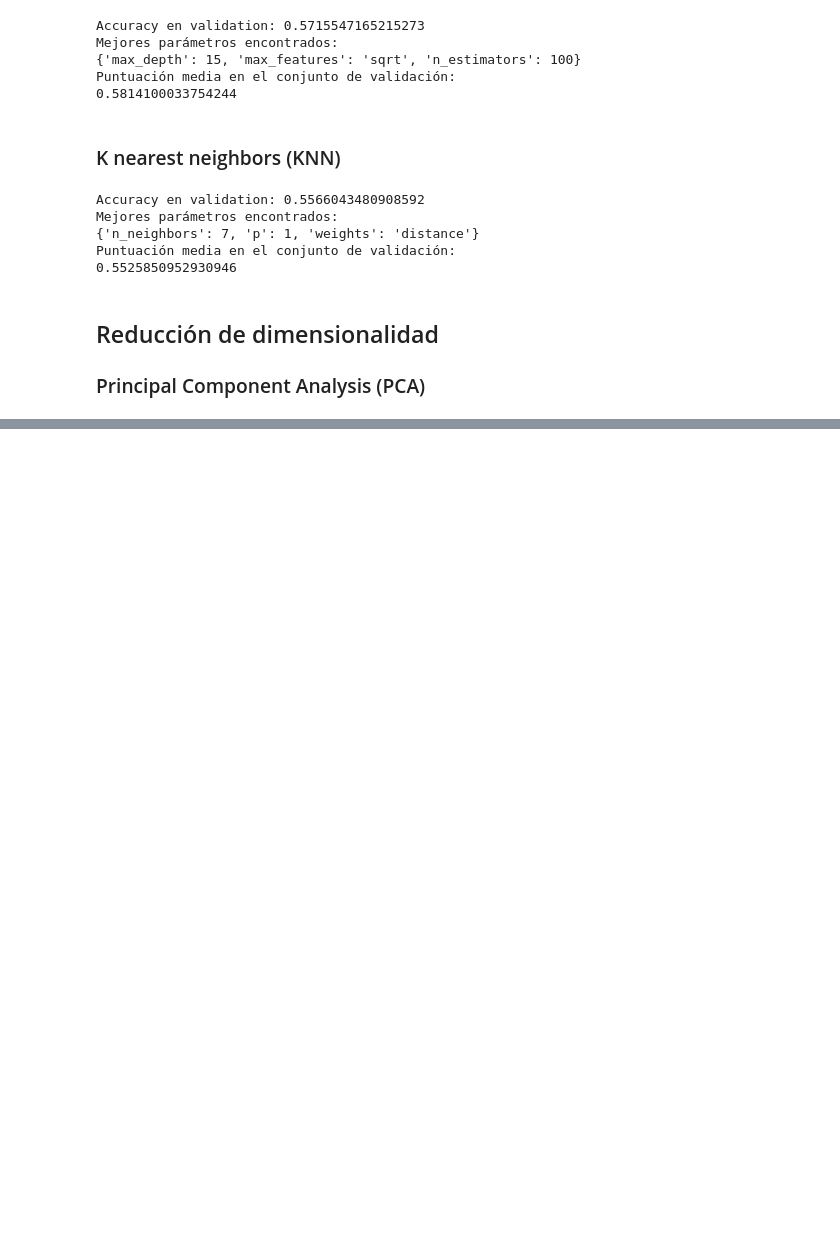
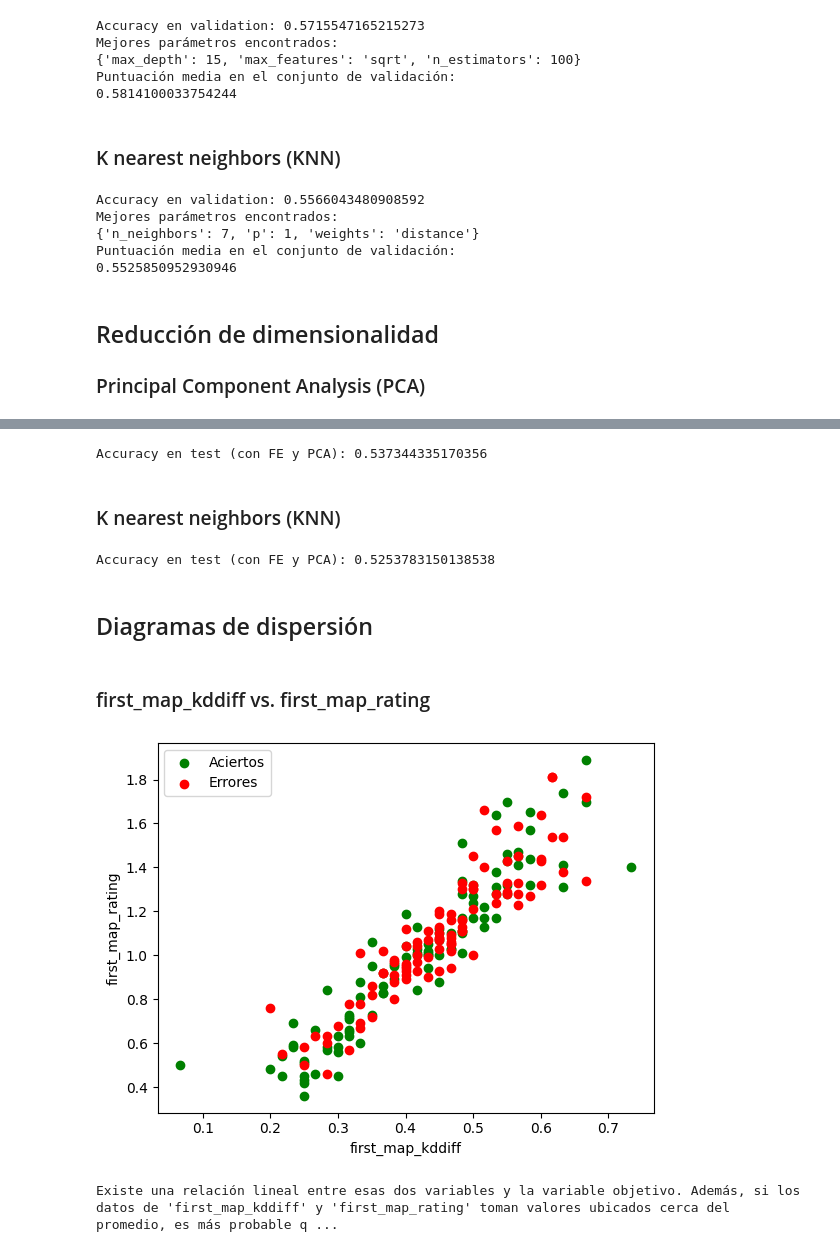
Before and after one commit to UlisesCravero/tp_ml_Cravero_Pautasso, a Jupyter notebook: tp2_EDA-Copy2.ipynb, the cells around one changed output, grey strips where cells are left out. Saved outputs shown, nothing was run; the diff lists cells and outputs as text; code cells hidden in the pictures; blank space fills up the shorter version.

```diff
--- a/tp2_EDA-Copy2.ipynb
+++ b/tp2_EDA-Copy2.ipynb
@@ -528,0 +549,56 @@ nX = pca.transform(X)
+# %%
+# con feature engineering y PCA
+forest_model_fe = RandomForestClassifier()
+forest_model_fe.fit(train_x_fe_pca, train_y_fe)
+y_pred_fe = forest_model_fe.predict(test_x_fe_pca)
+print("Accuracy en test (con FE y PCA): " + str(metrics.accuracy_score(test_y_fe, y_pred_fe)))
+# %% [output]
+Accuracy en test (con FE y PCA): 0.537344335170356
+# %% [markdown]
+### K nearest neighbors (KNN)
+# %%
+#Parametros varios:
+K = 5
+
+# con feature engineering y PCA
+kkn_model_fe = KNeighborsClassifier(n_neighbors=K)
+kkn_model_fe.fit(train_x_fe_pca, train_y_fe)
+y_pred_fe = kkn_model_fe.predict(test_x_fe_pca)
+print("Accuracy en test (con FE y PCA): " + str(metrics.accuracy_score(test_y_fe, y_pred_fe)))
+# %% [output]
+Accuracy en test (con FE y PCA): 0.5253783150138538
+# %% [markdown]
+## Diagramas de dispersión
+# %% [markdown]
+### first_map_kddiff vs. first_map_rating
+# %%
+variables = ['first_map_kddiff', 'first_map_rating']
+regression_model_plot = LogisticRegression(random_state=42, max_iter=1000)
+regression_model_plot.fit(train_x_fe[variables], train_y_fe)
+y_pred_fe = regression_model_plot.predict(test_x_fe[variables])
+
+df = test_x_fe[variables].copy()
+df['y_true'] = test_y_fe
+df['y_pred'] = y_pred_fe
+
+# obtenemos una muestra aleatoria de aciertos
+aciertos_sample = df[df['y_true'] == df['y_pred']].sample(n=100, random_state=42)
+
+# obtenemos una muestra aleatoria de errores
+errores_sample = df[df['y_true'] != df['y_pred']].sample(n=100, random_state=42)
+
+# Graficar los registros de la muestra aleatoria de aciertos
+plt.scatter(aciertos_sample['first_map_kddiff'], aciertos_sample['first_map_rating'], color='green', label='Aciertos')
+
+# Graficar los registros de la muestra aleatoria de errores
+plt.scatter(errores_sample['first_map_kddiff'], errores_sample['first_map_rating'], color='red', label='Errores')
+
+plt.xlabel('first_map_kddiff')
+plt.ylabel('first_map_rating')
+plt.legend()
+plt.show()
+
+print("Existe una relación lineal entre esas dos variables y la variable objetivo. Además, si los datos de 'first_map_kddiff' y 'first_map_rating' toman valores ubicados cerca del promedio, es más probable que el modelo clasifique correctamente los casos aunque esto es una afirmación vaga ya que no hay un patrón claramente definido y las variables parecen no ser suficientes para distinguir claramente entre las clases.")
+# %% [output]
+[figure, added]
+Existe una relación lineal entre esas dos variables y la variable objetivo. Además, si los datos de 'first_map_kddiff' y 'first_map_rating' toman valores ubicados cerca del promedio, es más probable q ...
```
Also changed, not shown: parts of 15 cells of this notebook.
